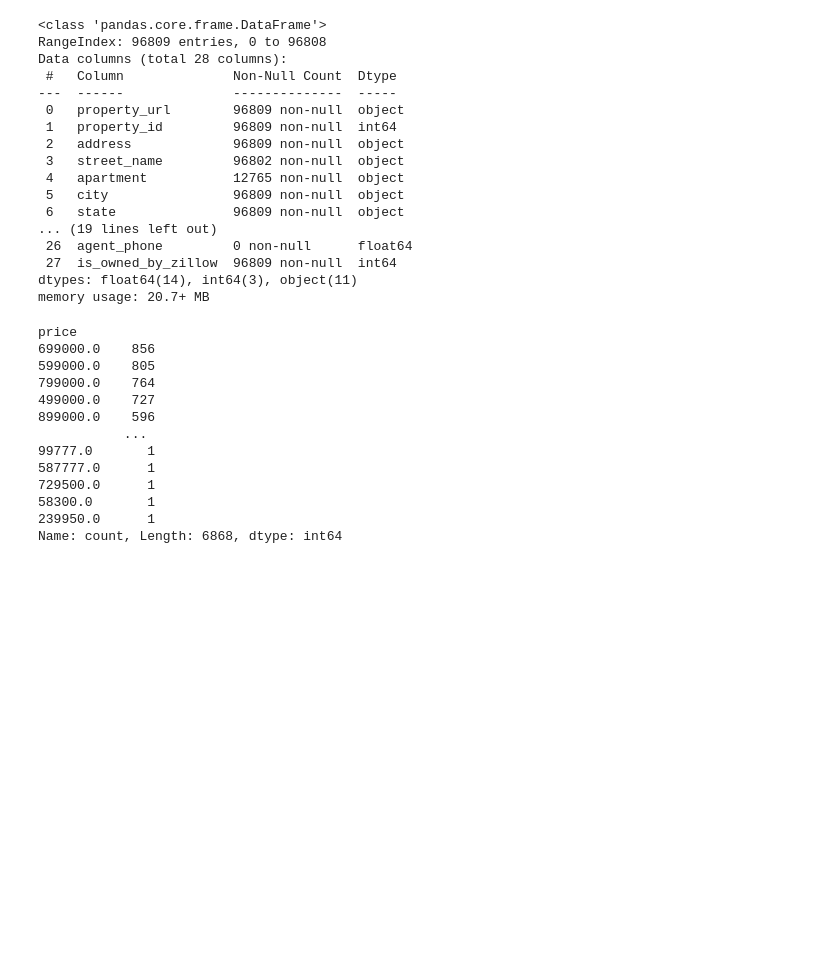
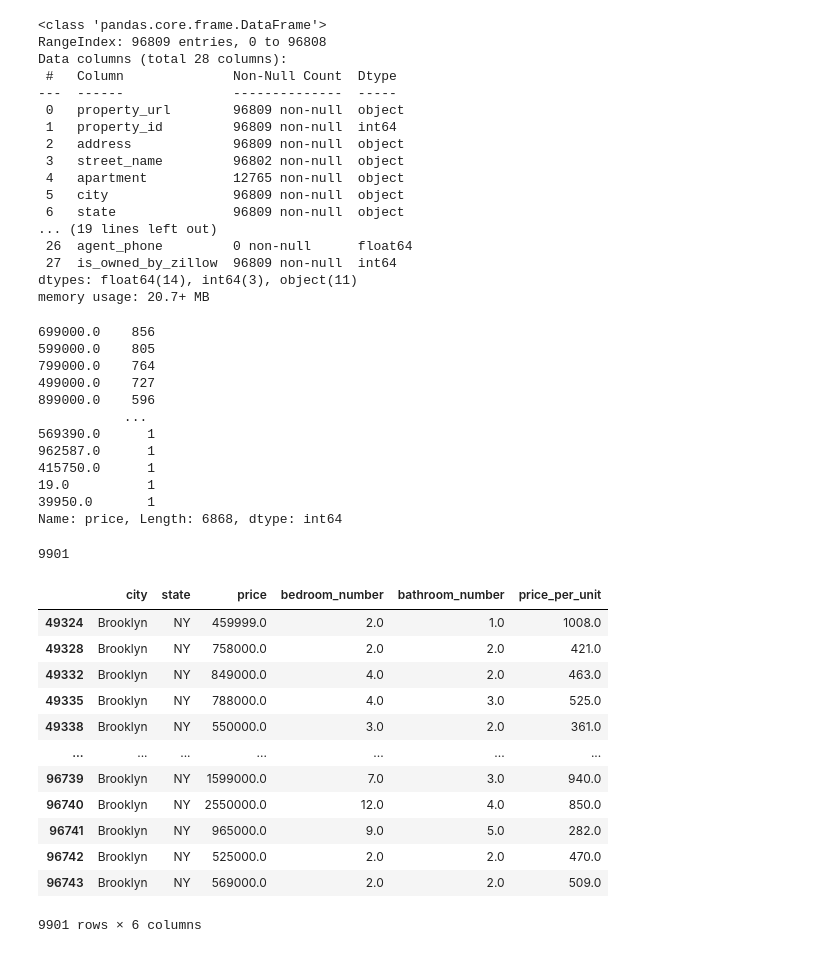
Before and after one commit to SahanJayalathQueens/Project_3, a Jupyter notebook: Notebooks/Real_Estate_Data.ipynb, the cells around one changed output. Drawn from its saved outputs; the diff is of its cells as text; code cells hidden in the pictures; blank space fills up the shorter version.

```diff
--- a/Notebooks/Real_Estate_Data.ipynb
+++ b/Notebooks/Real_Estate_Data.ipynb
@@ -5,7 +5,7 @@ import pandas as pd
 import seaborn as sns
 import matplotlib.pyplot as plt
 # %%
-zil = pd.read_csv(r'C:\Users\Sahan\Documents\Phase_3_Project\CSV\zillow NY for-sale properties.csv')
+zil = pd.read_csv(r'C:\Users\Sahan\Documents\Project_3\CSV\zillow NY for-sale properties.csv')
 zil
 # %% [output]
 |  | property_url | property_id | address | street_name | apartment | city | state | latitude | longitude | ... |
@@ -44,16 +44,37 @@ memory usage: 20.7+ MB
 # %%
 zil['price'].value_counts()
 # %% [output]
-price
 699000.0    856
 599000.0    805
 799000.0    764
 499000.0    727
 899000.0    596
            ...
-99777.0       1
-587777.0      1
-729500.0      1
-58300.0       1
-239950.0      1
-Name: count, Length: 6868, dtype: int64
+569390.0      1
+962587.0      1
+415750.0      1
+19.0          1
+39950.0       1
+Name: price, Length: 6868, dtype: int64
+# %%
+number_of_brooklyn = (zil['city'] == 'Brooklyn').sum()
+number_of_brooklyn
+# %% [output]
+9901
+# %%
+brooklyn_df = zil[zil['city'] == 'Brooklyn'][[ 'city', 'state', 'price', 'bedroom_number', 'bathroom_number', 'price_per_unit']]
+brooklyn_df
+# %% [output]
+|  | city | state | price | bedroom_number | bathroom_number | price_per_unit |
+| 49324 | Brooklyn | NY | 459999.0 | 2.0 | 1.0 | 1008.0 |
+| 49328 | Brooklyn | NY | 758000.0 | 2.0 | 2.0 | 421.0 |
+| 49332 | Brooklyn | NY | 849000.0 | 4.0 | 2.0 | 463.0 |
+| 49335 | Brooklyn | NY | 788000.0 | 4.0 | 3.0 | 525.0 |
+| 49338 | Brooklyn | NY | 550000.0 | 3.0 | 2.0 | 361.0 |
+| ... | ... | ... | ... | ... | ... | ... |
+| 96739 | Brooklyn | NY | 1599000.0 | 7.0 | 3.0 | 940.0 |
+| 96740 | Brooklyn | NY | 2550000.0 | 12.0 | 4.0 | 850.0 |
+| 96741 | Brooklyn | NY | 965000.0 | 9.0 | 5.0 | 282.0 |
+| 96742 | Brooklyn | NY | 525000.0 | 2.0 | 2.0 | 470.0 |
+| 96743 | Brooklyn | NY | 569000.0 | 2.0 | 2.0 | 509.0 |
+9901 rows × 6 columns
```
Also changed, not shown: parts of 6 cells of this notebook, 18 other files.
